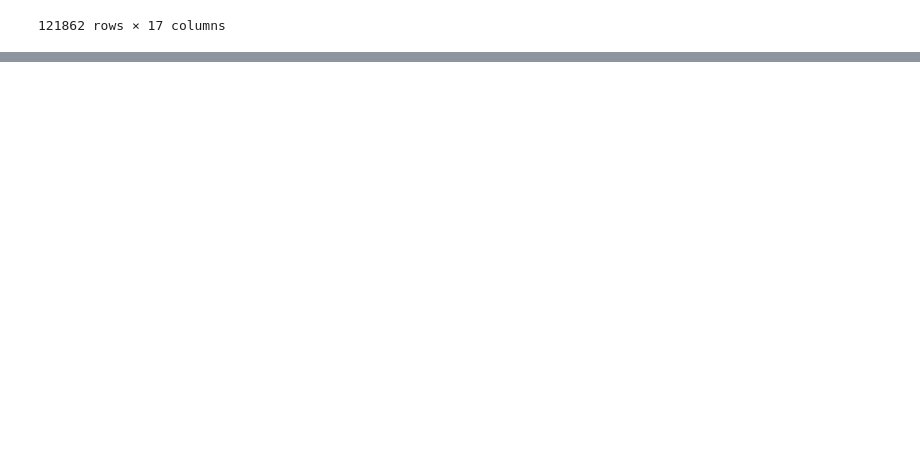
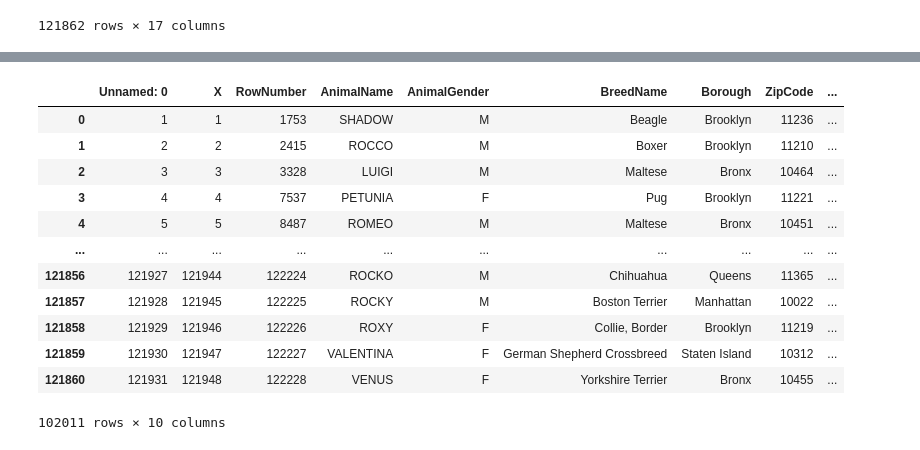
Before and after one commit to anikraze/no_dog_etl, a Jupyter notebook: new_york_jp.ipynb, the cells around one changed output, grey strips where cells are left out. Saved outputs shown, nothing was run; the diff lists cells and outputs as text; code cells hidden in the pictures; blank space fills up the shorter version.

```diff
--- a/new_york_jp.ipynb
+++ b/new_york_jp.ipynb
@@ -20,0 +66,20 @@ ny_data
+# %%
+data = data.drop(['AnimalBirthMonth','CommunityDistrict',
+                  'NTA', 'CensusTract2010', 'CityCouncilDistrict',
+                  'CongressionalDistrict','StateSenatorialDistrict'], axis = 1)
+# %%
+data
+# %% [output]
+|  | Unnamed: 0 | X | RowNumber | AnimalName | AnimalGender | BreedName | Borough | ZipCode | ... |
+| 0 | 1 | 1 | 1753 | SHADOW | M | Beagle | Brooklyn | 11236 | ... |
+| 1 | 2 | 2 | 2415 | ROCCO | M | Boxer | Brooklyn | 11210 | ... |
+| 2 | 3 | 3 | 3328 | LUIGI | M | Maltese | Bronx | 10464 | ... |
+| 3 | 4 | 4 | 7537 | PETUNIA | F | Pug | Brooklyn | 11221 | ... |
+| 4 | 5 | 5 | 8487 | ROMEO | M | Maltese | Bronx | 10451 | ... |
+| ... | ... | ... | ... | ... | ... | ... | ... | ... | ... |
+| 121856 | 121927 | 121944 | 122224 | ROCKO | M | Chihuahua | Queens | 11365 | ... |
+| 121857 | 121928 | 121945 | 122225 | ROCKY | M | Boston Terrier | Manhattan | 10022 | ... |
+| 121858 | 121929 | 121946 | 122226 | ROXY | F | Collie, Border | Brooklyn | 11219 | ... |
+| 121859 | 121930 | 121947 | 122227 | VALENTINA | F | German Shepherd Crossbreed | Staten Island | 10312 | ... |
+| 121860 | 121931 | 121948 | 122228 | VENUS | F | Yorkshire Terrier | Bronx | 10455 | ... |
+102011 rows × 10 columns
```
Also changed, not shown: parts of 6 cells of this notebook.
